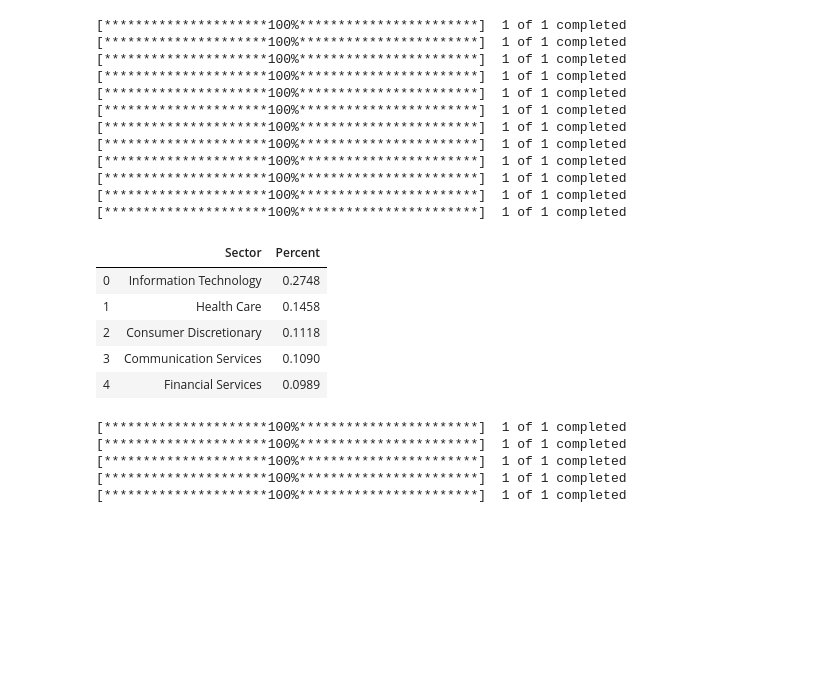
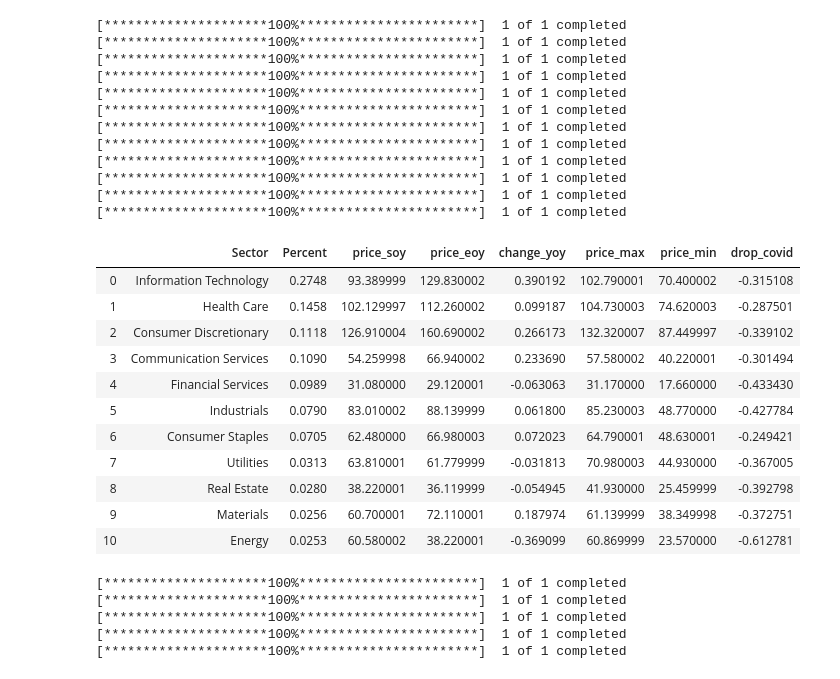
Before and after one commit to szszqt/STA2453-PROJ2, a Jupyter notebook: Tina/STA2453 - Project 2 Data Import.ipynb, the cells around one changed output. Cells and saved outputs as stored; diff of their text form; code cells hidden in the pictures; blank space fills up the shorter version.

```diff
--- a/Tina/STA2453 - Project 2 Data Import.ipynb
+++ b/Tina/STA2453 - Project 2 Data Import.ipynb
@@ -55,22 +53,52 @@ SNP.to_csv('SNP.csv')
 [*********************100%***********************]  1 of 1 completed
 [*********************100%***********************]  1 of 1 completed
 [*********************100%***********************]  1 of 1 completed
-# %%
-# Data 2: Market shares of different sectors
-# data source: https://advisor.visualcapitalist.com/sp-500-sectors-and-industries/
-# the website has forbidden server access, hence the data is manually pulled and stored in csv
-percent = pd.read_csv('percent_sector.csv')
-percent.head()
-
-# prepare the YoY price change for the sector ETF
-# Question: what should be the reference point
-# %% [output]
-|  | Sector | Percent |
-| 0 | Information Technology | 0.2748 |
-| 1 | Health Care | 0.1458 |
-| 2 | Consumer Discretionary | 0.1118 |
-| 3 | Communication Services | 0.1090 |
-| 4 | Financial Services | 0.0989 |
+# %%
+# Data 2: Market shares of different sectors
+# data source: https://advisor.visualcapitalist.com/sp-500-sectors-and-industries/
+# the website has forbidden server access, hence the data is manually pulled and stored in csv
+percent = pd.read_csv('percent_sector.csv')
+
+# prepare the YoY price change for the sector ETF
+# starting time: 2020-01-02
+# ending time: end of year 2020-12-30
+# drop during COVID: (min-max)/max price during 2020-01-01 - 2020-03-31
+snp_soy = SNP[SNP['Date'] == '2020-01-02']
+snp_eoy = SNP[SNP['Date'] == '2020-12-30']
+percent = percent.merge(snp_soy[['Close','sector']], how = 'left', left_on = 'Sector', right_on = 'sector')
+percent = percent.rename(columns={"Close": "price_soy"})
+percent = percent.merge(snp_eoy[['Close','sector']], how = 'left', left_on = 'Sector', right_on = 'sector')
+percent = percent.rename(columns={"Close": "price_eoy"})
+percent['change_yoy'] = (percent['price_eoy']-percent['price_soy'])/percent['price_soy']
+
+snp_covid = SNP.loc[(SNP['Date'] <= '2020-03-31') & (SNP['Date'] >= '2020-01-01')]
+snp_covid_max = snp_covid.groupby(['sector'], as_index=False).max()
+snp_covid_min = snp_covid.groupby(['sector'], as_index=False).min()
+percent = percent.merge(snp_covid_max[['Close','sector']], how = 'left', left_on = 'Sector', right_on = 'sector')
+percent = percent.rename(columns={"Close": "price_max"})
+percent = percent.merge(snp_covid_min[['Close','sector']], how = 'left', left_on = 'Sector', right_on = 'sector')
+percent = percent.rename(columns={"Close": "price_min"})
+percent['drop_covid'] = (percent['price_min']-percent['price_max'])/percent['price_max']
+
+percent = percent[['Sector', 'Percent', 'price_soy', 'price_eoy', 'change_yoy', 'price_max', 'price_min', 'drop_covid']]
+
+
+#percent['change_yoy_p'] = pd.Series(["{0:.2f}%".format(val*100) for val in percent['change_yoy']], index = percent.index)
+#percent['drop_covid_p'] = pd.Series(["{0:.2f}%".format(val*100) for val in percent['drop_covid']], index = percent.index)
+percent
+# %% [output]
+|  | Sector | Percent | price_soy | price_eoy | change_yoy | price_max | price_min | drop_covid |
+| 0 | Information Technology | 0.2748 | 93.389999 | 129.830002 | 0.390192 | 102.790001 | 70.400002 | -0.315108 |
+| 1 | Health Care | 0.1458 | 102.129997 | 112.260002 | 0.099187 | 104.730003 | 74.620003 | -0.287501 |
+| 2 | Consumer Discretionary | 0.1118 | 126.910004 | 160.690002 | 0.266173 | 132.320007 | 87.449997 | -0.339102 |
+| 3 | Communication Services | 0.1090 | 54.259998 | 66.940002 | 0.233690 | 57.580002 | 40.220001 | -0.301494 |
+| 4 | Financial Services | 0.0989 | 31.080000 | 29.120001 | -0.063063 | 31.170000 | 17.660000 | -0.433430 |
+| 5 | Industrials | 0.0790 | 83.010002 | 88.139999 | 0.061800 | 85.230003 | 48.770000 | -0.427784 |
+| 6 | Consumer Staples | 0.0705 | 62.480000 | 66.980003 | 0.072023 | 64.790001 | 48.630001 | -0.249421 |
+| 7 | Utilities | 0.0313 | 63.810001 | 61.779999 | -0.031813 | 70.980003 | 44.930000 | -0.367005 |
+| 8 | Real Estate | 0.0280 | 38.220001 | 36.119999 | -0.054945 | 41.930000 | 25.459999 | -0.392798 |
+| 9 | Materials | 0.0256 | 60.700001 | 72.110001 | 0.187974 | 61.139999 | 38.349998 | -0.372751 |
+| 10 | Energy | 0.0253 | 60.580002 | 38.220001 | -0.369099 | 60.869999 | 23.570000 | -0.612781 |
 # %%
 # Data 3: AstraZeneca (AZN), Pfizer (PFE), Johnson & Johnson (JNJ), Moderna (MRNA), Novavax (NVAX) Stock price
 yf.pdr_override()
```
Also changed, not shown: parts of 9 cells of this notebook.
